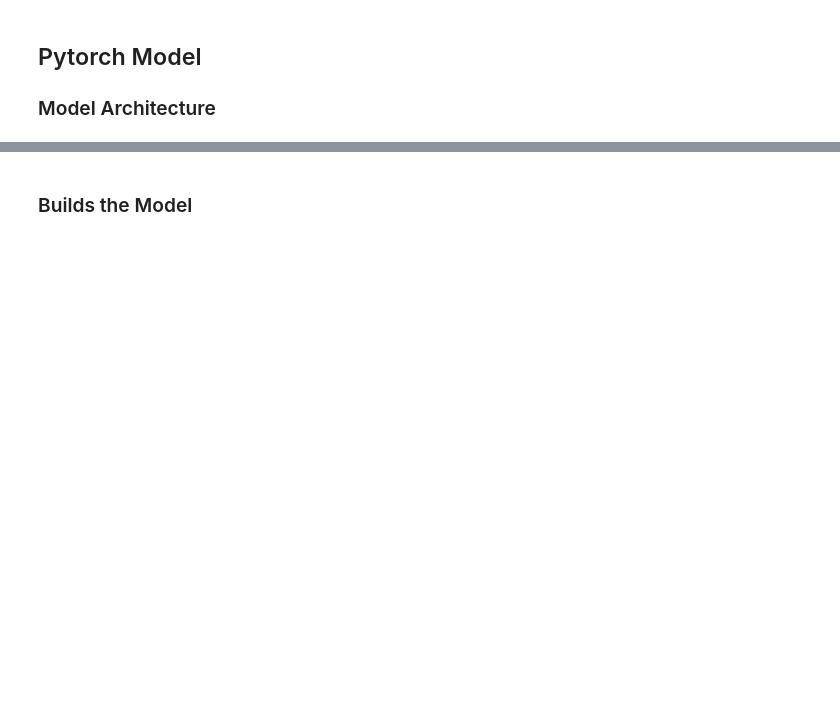
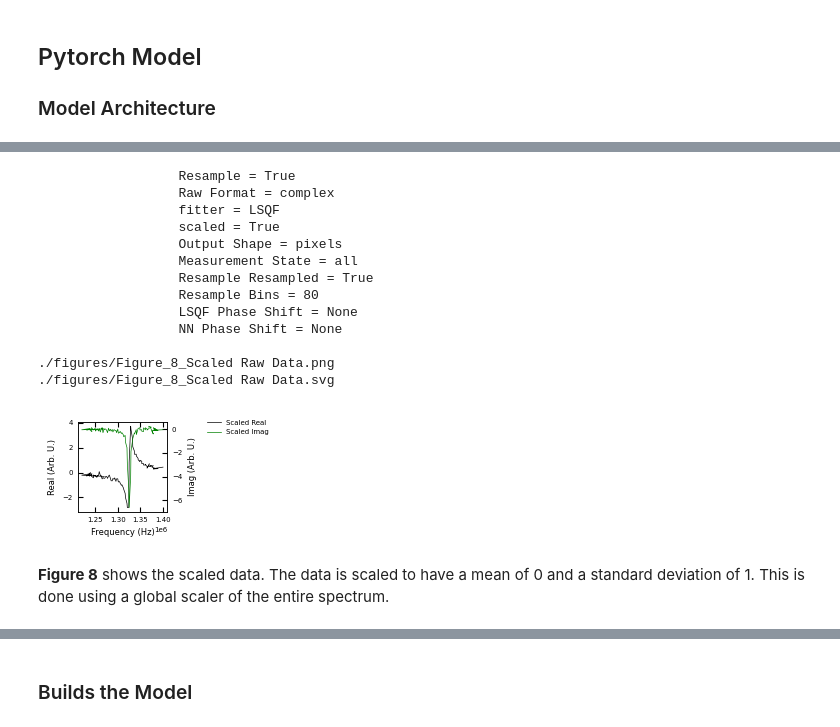
Before and after one commit to m3-learning/m3_learning_old, a Jupyter notebook: m3_learning/papers/2023_Rapid_Fitting/3_Pytorch_SHO_Fitter.ipynb, the cells around one changed output, grey strips where cells are left out. Drawn from its saved outputs; the diff is of its cells as text; code cells hidden in the pictures; blank space fills up the shorter version.

```diff
--- a/m3_learning/papers/2023_Rapid_Fitting/3_Pytorch_SHO_Fitter.ipynb
+++ b/m3_learning/papers/2023_Rapid_Fitting/3_Pytorch_SHO_Fitter.ipynb
@@ -1380,0 +1426,27 @@ True
+# %%
+BE_viz = Viz(dataset, printing, verbose=True)
+
+
+state = {'fitter' : 'LSQF',
+             'resampled' : True,
+             'scaled' : True,
+             "label": "Scaled"}
+
+BE_viz.nn_checker(state, filename="Figure_8_Scaled Raw Data")
+# %% [output]
+                  Resample = True
+                  Raw Format = complex
+                  fitter = LSQF
+                  scaled = True
+                  Output Shape = pixels
+                  Measurement State = all
+                  Resample Resampled = True
+                  Resample Bins = 80
+                  LSQF Phase Shift = None
+                  NN Phase Shift = None
+
+./figures/Figure_8_Scaled Raw Data.png
+./figures/Figure_8_Scaled Raw Data.svg
+[figure, added]
+# %% [markdown]
+**Figure 8** shows the scaled data. The data is scaled to have a mean of 0 and a standard deviation of 1. This is done using a global scaler of the entire spectrum.
```
Also changed, not shown: parts of 24 cells of this notebook, 3 other files.
